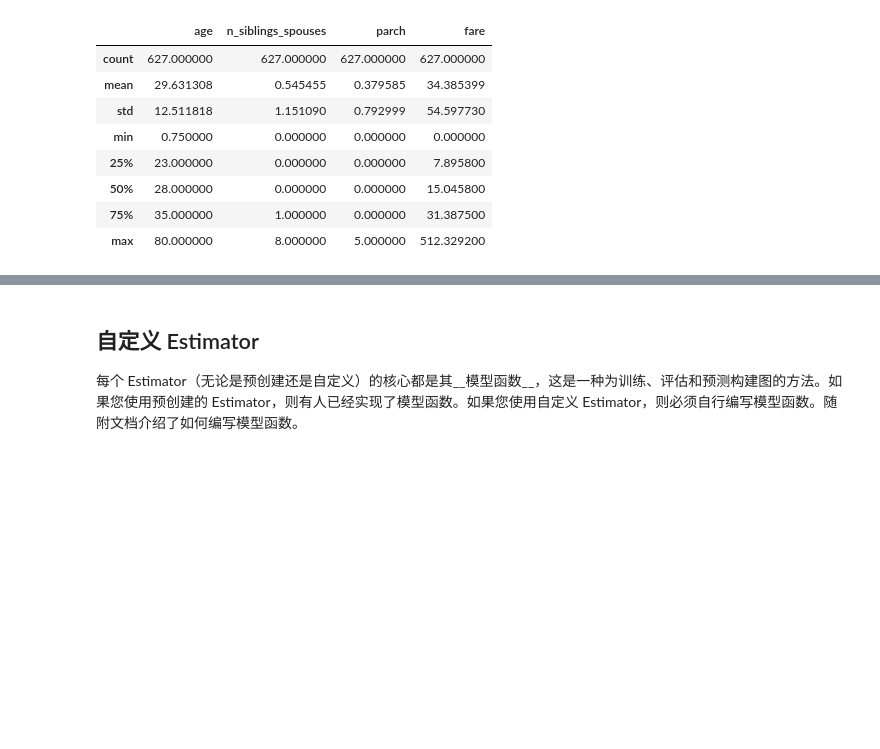
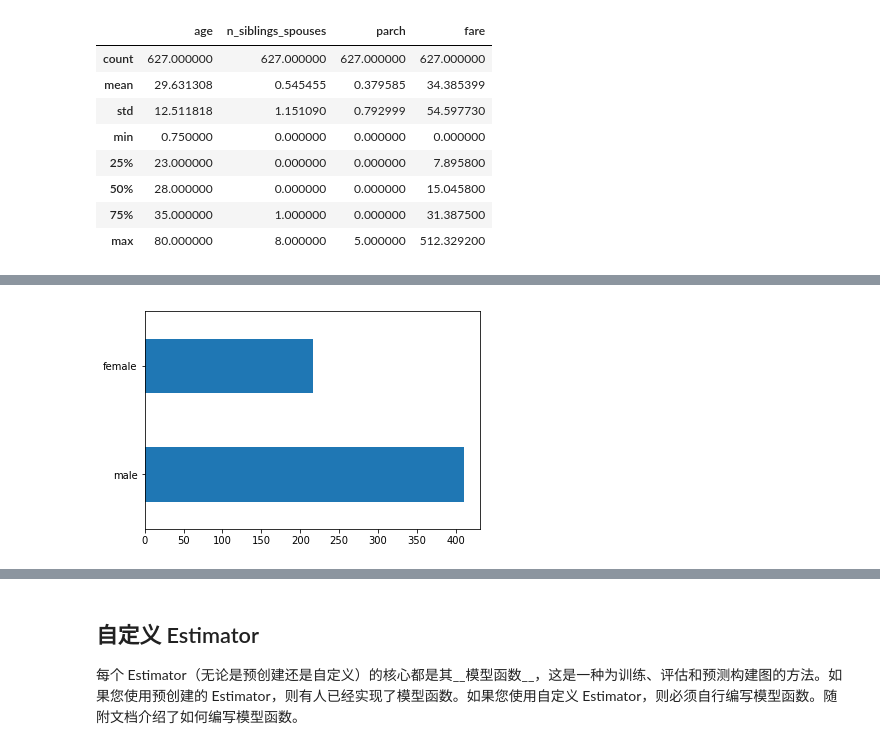
Before and after one commit to mayi140611/mayiexamples, a Jupyter notebook: tensorflow/TensorFlow 指南.ipynb, the cells around one changed output, grey strips where cells are left out. Cells and saved outputs as stored; diff of their text form; code cells hidden in the pictures; blank space fills up the shorter version.

```diff
--- a/tensorflow/TensorFlow 指南.ipynb
+++ b/tensorflow/TensorFlow 指南.ipynb
@@ -1001,0 +1026,4 @@ dftrain.describe()
+# %%
+dftrain.sex.value_counts().plot(kind='barh');
+# %% [output]
+[figure, added]
```
Also changed, not shown: parts of 51 cells of this notebook.
